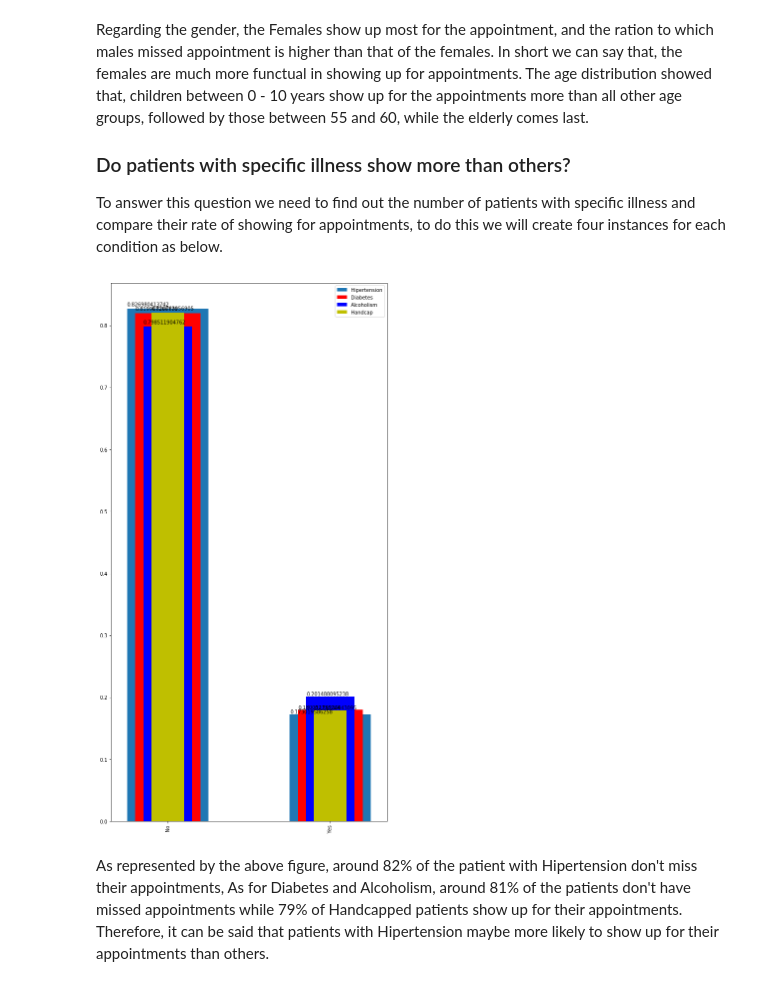
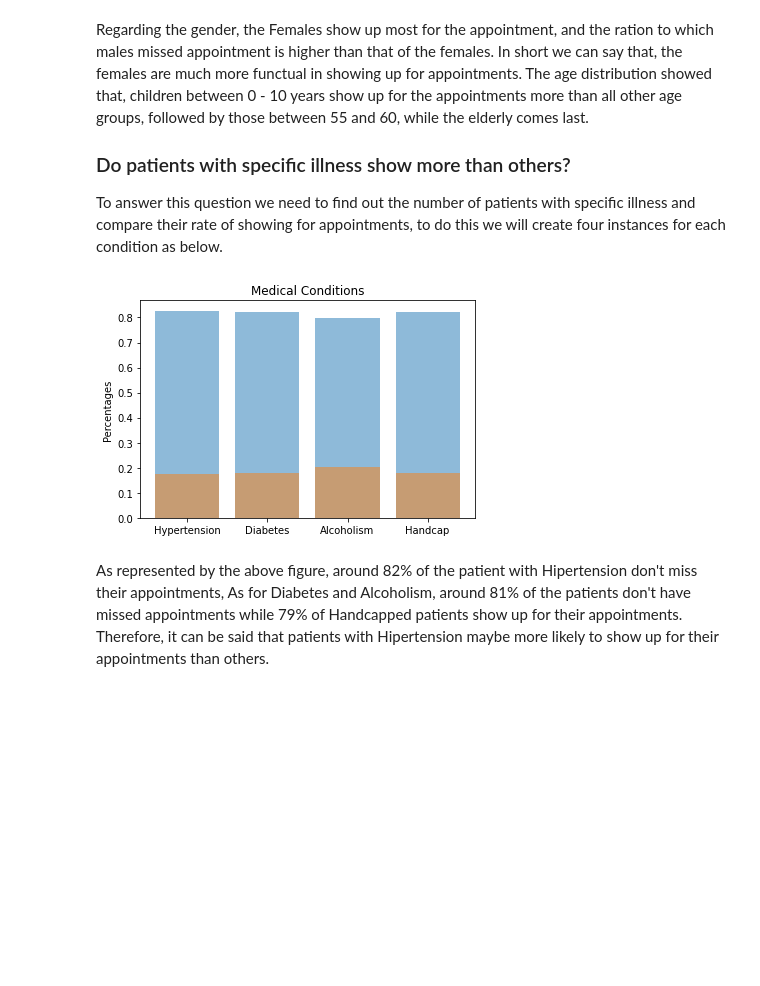
Before and after one commit to oumar0018/Udacity-Data-Analyst-Project-1, a Jupyter notebook: Investigate_a_Dataset.ipynb, the cells around one changed output. Cells and saved outputs as stored; diff of their text form; code cells hidden in the pictures; blank space fills up the shorter version.

Commit message:
Updated visuals

```diff
--- a/Investigate_a_Dataset.ipynb
+++ b/Investigate_a_Dataset.ipynb
@@ -264,23 +262,30 @@ Hiper = df_clean.loc[df_clean['Hipertension'] == 1]
 Dia = df_clean.loc[df_clean['Diabetes'] == 1]
 Alco = df_clean.loc[df_clean['Alcoholism'] == 1]
 Hand = df_clean.loc[df_clean['Handcap'] == 1]
-# %%
-# To find out the patients with medical conditions that show up most, we will calculate the show up percentage for each condition
-
-fig , ax = plt.subplots(figsize = (10,20))
-
-Hiper.No_show.value_counts(normalize = True).plot(kind = 'bar', ax = ax, label = 'Hipertension')
-Dia.No_show.value_counts(normalize = True).plot(kind='bar', width=0.4, color='r', ax=ax, label = 'Diabetes')
-Alco.No_show.value_counts(normalize = True).plot(kind='bar', width=0.3, color='b', ax=ax, label = 'Alcoholism')
-Hand.No_show.value_counts(normalize = True).plot(kind='bar', width=0.2, color='y', ax=ax, label = 'Handcap')
-
-for p in ax.patches:
-    ax.annotate(str(p.get_height()), (p.get_x() * 1.005, p.get_height() * 1.005))
-
-plt.legend()
-plt.show()
-# %% [output]
-[figure, removed]
+# %%
+# To find out the patients with medical conditions that show up most, we will calculate the show up percentage for each condition, first lets fing the percentage of patients that show up by medical conditions
+conditions = ('Hypertension', 'Diabetes', 'Alcoholism', 'Handcap')
+arrange = np.arange(len(conditions))
+Hypertension_show = Hiper.No_show.value_counts(normalize = True)
+Diabetes_show = Dia.No_show.value_counts(normalize = True)
+Alcoholism_show = Alco.No_show.value_counts(normalize = True)
+Handcap_show = Hand.No_show.value_counts(normalize = True)
+
+list = [Hypertension_show, Diabetes_show, Alcoholism_show, Handcap_show]
+percentage_show = []
+percentage_noshow = []
+for item in list:
+    percentage_show.append(item[0])
+    percentage_noshow.append(item[1])
+
+plt.bar(arrange, percentage_show, align='center', alpha=0.5)
+plt.bar(arrange, percentage_noshow, align='center', alpha=0.5)
+plt.xticks(arrange, conditions)
+plt.ylabel('Percentages')
+plt.title('Medical Conditions')
+plt.show()
+# %% [output]
+[figure, added]
 # %% [markdown]
 As represented by the above figure, around 82% of the patient with Hipertension don't miss their appointments, As for Diabetes and Alcoholism, around 81% of the patients don't have missed appointments while 79% of Handcapped patients show up for their appointments. Therefore, it can be said that patients with Hipertension maybe more likely to show up for their appointments than others.
 # %% [markdown]
```
Also changed, not shown: parts of 7 cells of this notebook.
